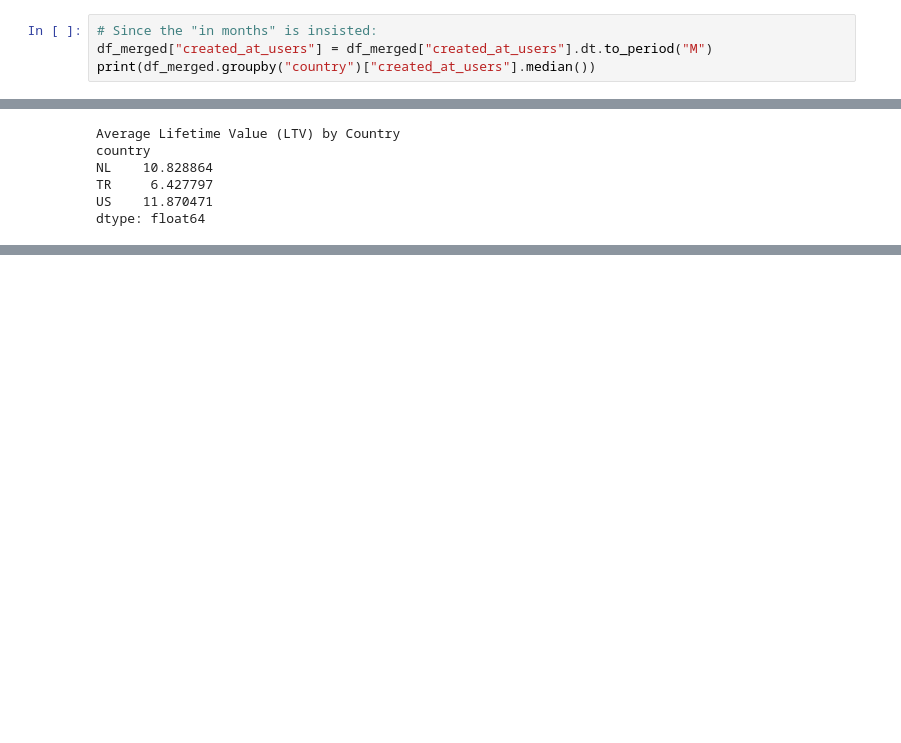
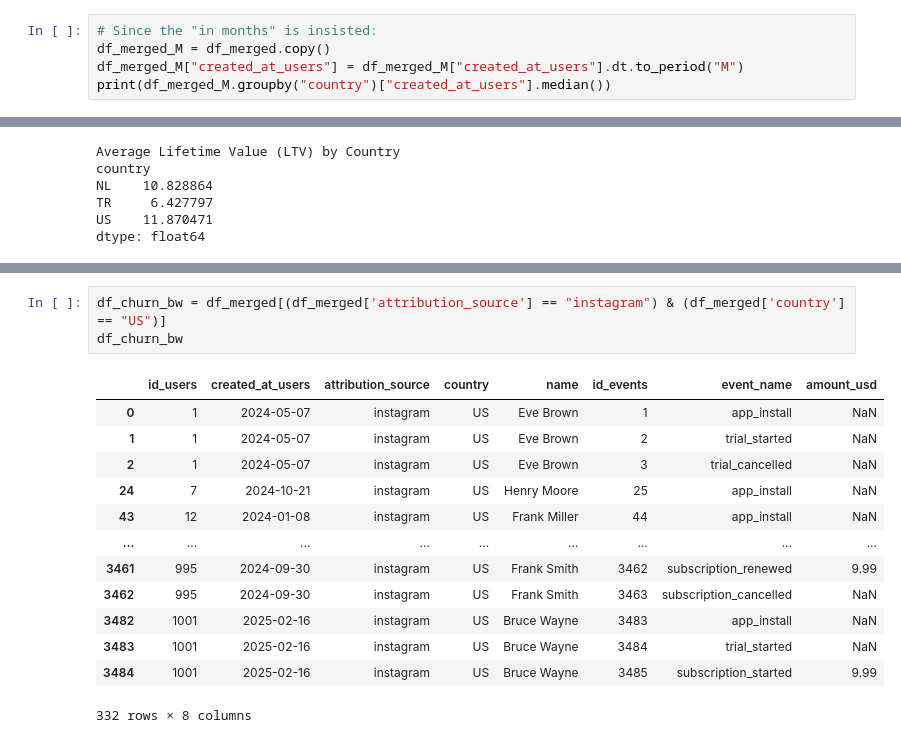
Before and after one commit to anilergan/Popcorns-CaseStudy-DataAnalysis, a Jupyter notebook: getting_started.ipynb, the cells around one changed output, grey strips where cells are left out. Saved outputs shown, nothing was run; the diff lists cells and outputs as text; blank space fills up the shorter version.

```diff
--- a/getting_started.ipynb
+++ b/getting_started.ipynb
@@ -374,8 +374,9 @@ US   2024-07-22
 Name: created_at_users, dtype: datetime64[ns]
 # %%
 # Since the "in months" is insisted:
-df_merged["created_at_users"] = df_merged["created_at_users"].dt.to_period("M")
-print(df_merged.groupby("country")["created_at_users"].median())
+df_merged_M = df_merged.copy()
+df_merged_M["created_at_users"] = df_merged_M["created_at_users"].dt.to_period("M")
+print(df_merged_M.groupby("country")["created_at_users"].median())
 # %% [output]
 country
 NL    2024-07
@@ -407,0 +446,17 @@ dtype: float64
+# %%
+df_churn_bw = df_merged[(df_merged['attribution_source'] == "instagram") & (df_merged['country'] == "US")]
+df_churn_bw
+# %% [output]
+|  | id_users | created_at_users | attribution_source | country | name | id_events | event_name | amount_usd |
+| 0 | 1 | 2024-05-07 | instagram | US | Eve Brown | 1 | app_install | NaN |
+| 1 | 1 | 2024-05-07 | instagram | US | Eve Brown | 2 | trial_started | NaN |
+| 2 | 1 | 2024-05-07 | instagram | US | Eve Brown | 3 | trial_cancelled | NaN |
+| 24 | 7 | 2024-10-21 | instagram | US | Henry Moore | 25 | app_install | NaN |
+| 43 | 12 | 2024-01-08 | instagram | US | Frank Miller | 44 | app_install | NaN |
+| ... | ... | ... | ... | ... | ... | ... | ... | ... |
+| 3461 | 995 | 2024-09-30 | instagram | US | Frank Smith | 3462 | subscription_renewed | 9.99 |
+| 3462 | 995 | 2024-09-30 | instagram | US | Frank Smith | 3463 | subscription_cancelled | NaN |
+| 3482 | 1001 | 2025-02-16 | instagram | US | Bruce Wayne | 3483 | app_install | NaN |
+| 3483 | 1001 | 2025-02-16 | instagram | US | Bruce Wayne | 3484 | trial_started | NaN |
+| 3484 | 1001 | 2025-02-16 | instagram | US | Bruce Wayne | 3485 | subscription_started | 9.99 |
+332 rows × 8 columns
```
Also changed, not shown: parts of 31 cells of this notebook.
